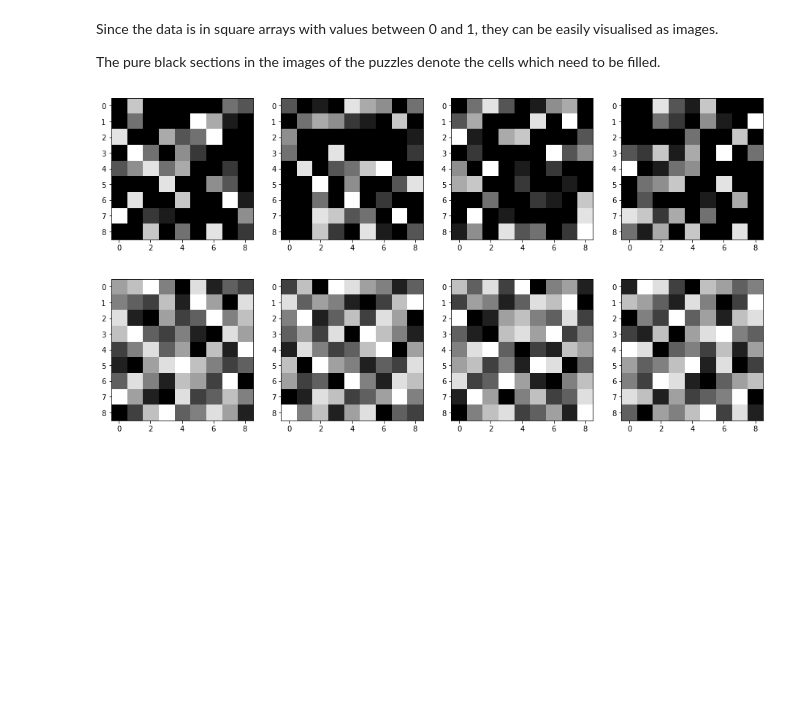
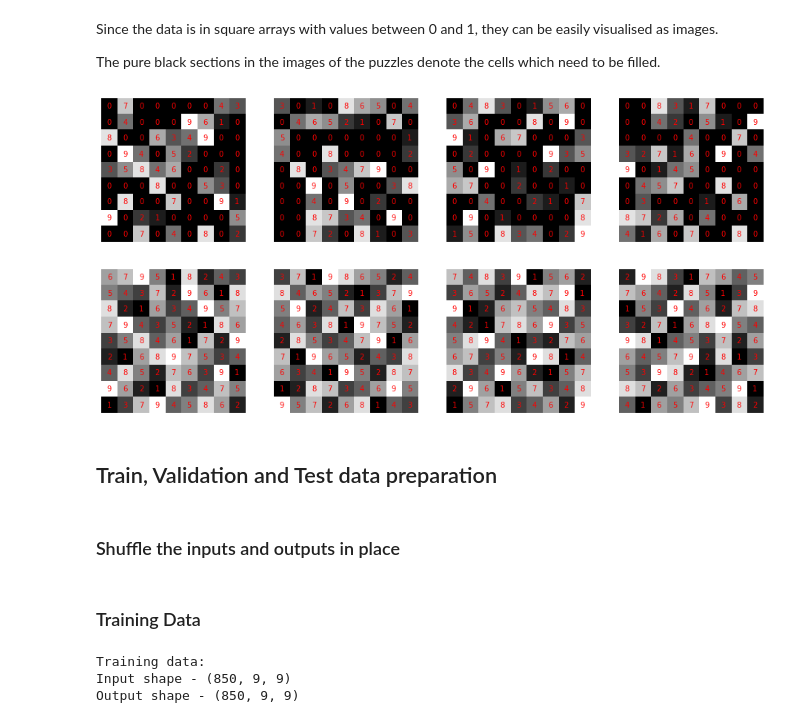
Before and after one commit to mayur7garg/SudokuAI, a Jupyter notebook: Train.ipynb, the cells around one changed output. Saved outputs shown, nothing was run; the diff lists cells and outputs as text; code cells hidden in the pictures; blank space fills up the shorter version.

Commit message:
Added image annotations. Split the data.

```diff
--- a/Train.ipynb
+++ b/Train.ipynb
@@ -14,3 +13,8 @@ DATA_POINTS = 100
+# %%
+DATA_POINTS = 1_000
+BATCH_SIZE = 32
+RANDOM_STATE = 7
+TRAIN_SIZE, VAL_SIZE, TEST_SIZE = 0.85, 0.1, 0.05
 # %% [markdown]
 ## Loading Data
 # %%
@@ -123,10 +127,14 @@ Since the data is in square arrays with values between 0 and 1, they can be easi
 
 The pure black sections in the images of the puzzles denote the cells which need to be filled.
 # %%
-sudoku_as_images(puzzles[:4])
+sudoku_as_images(puzzles[:4], annot_color = 'red')
 # %% [output]
-[figure, old version]
+[figure, new version]
 # %%
-sudoku_as_images(solutions[:4])
+sudoku_as_images(solutions[:4], annot_color = 'red')
 # %% [output]
-[figure, old version]
+[figure, new version]
+# %% [markdown]
+## Train, Validation and Test data preparation
+# %% [markdown]
+### Shuffle the inputs and outputs in place
@@ -132,0 +143,13 @@ sudoku_as_images(solutions[:4])
+# %% [markdown]
+### Training Data
+# %%
+X_train = puzzles[: int(DATA_POINTS * TRAIN_SIZE)]
+y_train = solutions[: int(DATA_POINTS * TRAIN_SIZE)]
+
+print("Training data:")
+print(f"Input shape - {X_train.shape}")
+print(f"Output shape - {y_train.shape}")
+# %% [output]
+Training data:
+Input shape - (850, 9, 9)
+Output shape - (850, 9, 9)
```
Also changed, not shown: parts of 14 cells of this notebook, 1 other file.
